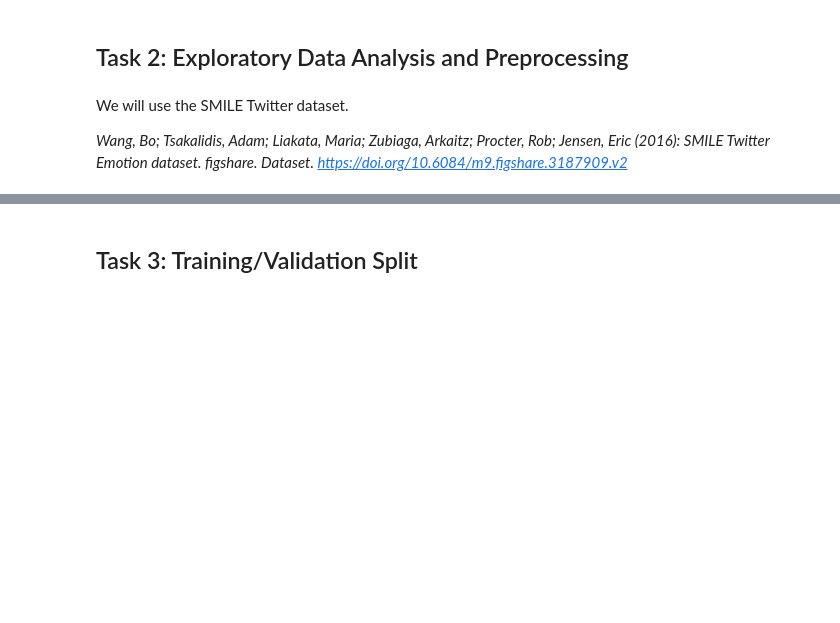
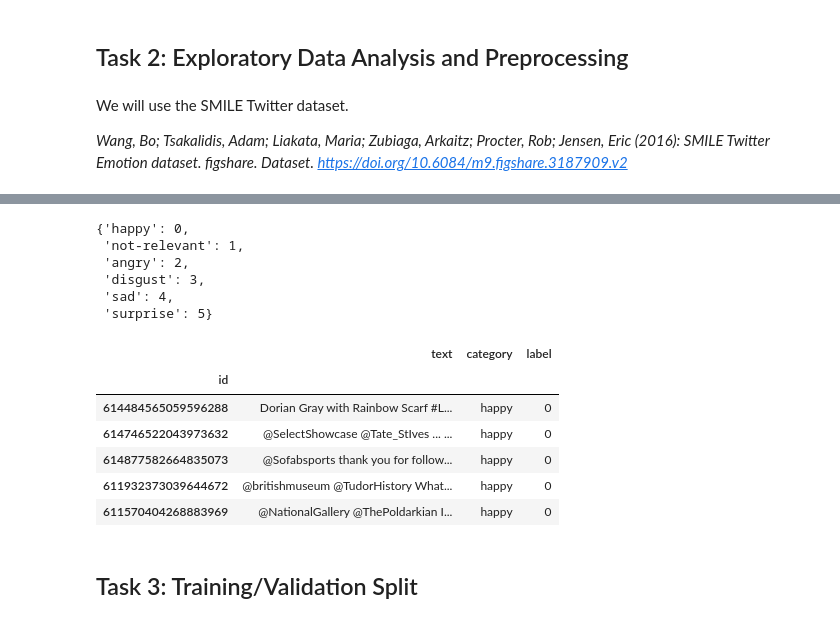
Before and after one commit to prabal-17/Sentiment-Analysis-with-Deep-Learning-using-BERT, a Jupyter notebook: Sentiment_Analysis_with_Deep_Learning_using_BERT.ipynb, the cells around one changed output, grey strips where cells are left out. Saved outputs shown, nothing was run; the diff lists cells and outputs as text; code cells hidden in the pictures; blank space fills up the shorter version.

```diff
--- a/Sentiment_Analysis_with_Deep_Learning_using_BERT.ipynb
+++ b/Sentiment_Analysis_with_Deep_Learning_using_BERT.ipynb
@@ -75,4 +109,4 @@ print(possible_labels)
 # %%
-label_dic ={}
-for index,possible_label in enumerate(possible_labels):
-    label_dic[possible_label] =index
+label_dict = {}
+for index, possible_label in enumerate(possible_labels):
+    label_dict[possible_label] = index
@@ -81,6 +113,23 @@ label_dic
+# %%
+label_dict
+# %% [output]
+{'happy': 0,
+ 'not-relevant': 1,
+ 'angry': 2,
+ 'disgust': 3,
+ 'sad': 4,
+ 'surprise': 5}
 # %%
-df['label'] = df.category.replace(label_dic)
+df['label'] = df.category.replace(label_dict)
 df.head()
+# %% [output]
+|  | text | category | label |
+| id |  |  |  |
+| 614484565059596288 | Dorian Gray with Rainbow Scarf #L... | happy | 0 |
+| 614746522043973632 | @SelectShowcase @Tate_StIves ... ... | happy | 0 |
+| 614877582664835073 | @Sofabsports thank you for follow... | happy | 0 |
+| 611932373039644672 | @britishmuseum @TudorHistory What... | happy | 0 |
+| 611570404268883969 | @NationalGallery @ThePoldarkian I... | happy | 0 |
 # %% [markdown]
 ## Task 3: Training/Validation Split
 # %%
```
Also changed, not shown: parts of 33 cells of this notebook.
